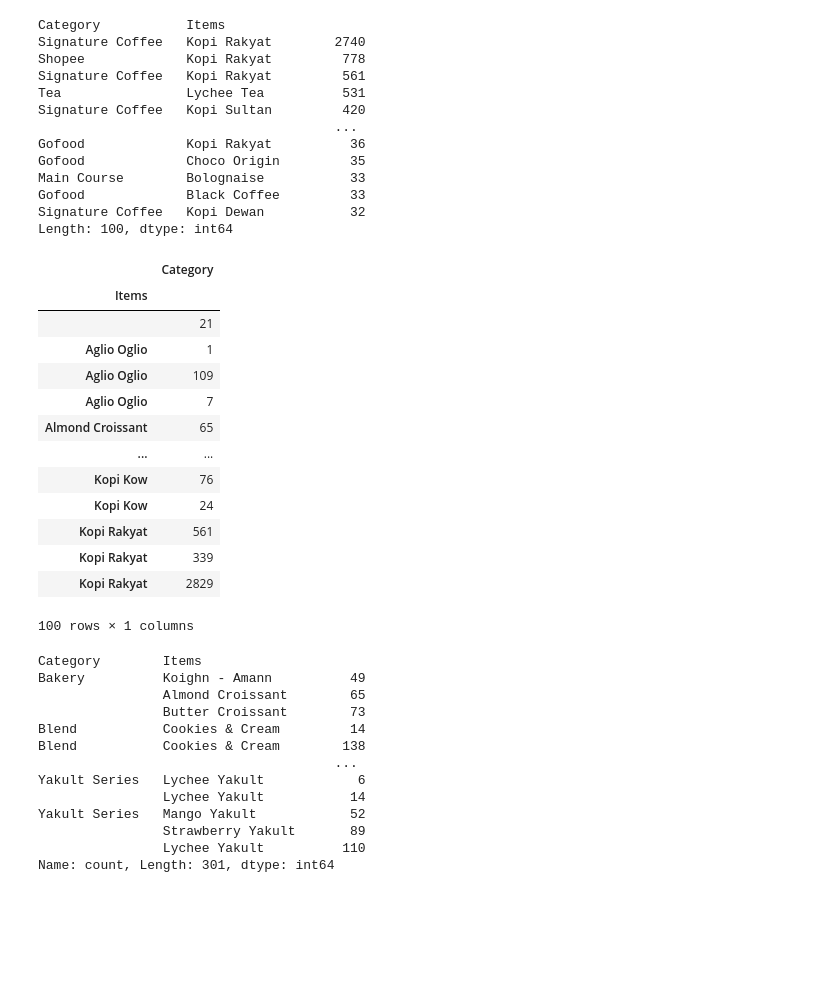
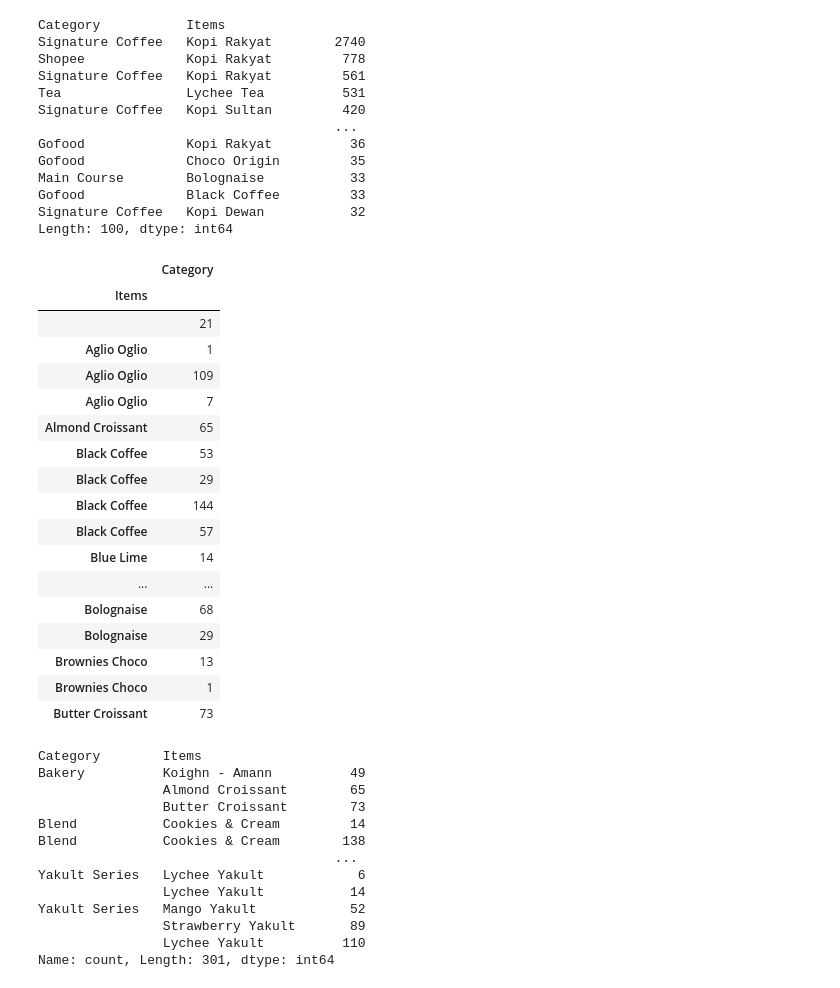
Before and after one commit to TegarMachfuzi/RFMAnalysisPhyton, a Jupyter notebook: RFM.ipynb, the cells around one changed output. Drawn from its saved outputs; the diff is of its cells as text; code cells hidden in the pictures; blank space fills up the shorter version.

```diff
--- a/RFM.ipynb
+++ b/RFM.ipynb
@@ -91,22 +95,26 @@ Length: 100, dtype: int64
 # %%
 freq=df.groupby(["Items"])[["Category"]].count()
 # %%
-freq.head(100)
+freq.head(20)
 # %% [output]
 |  | Category |
 | Items |  |
 |  | 21 |
 | Aglio Oglio | 1 |
 | Aglio Oglio | 109 |
 | Aglio Oglio | 7 |
 | Almond Croissant | 65 |
+| Black Coffee | 53 |
+| Black Coffee | 29 |
+| Black Coffee | 144 |
+| Black Coffee | 57 |
+| Blue Lime | 14 |
 | ... | ... |
-| Kopi Kow | 76 |
-| Kopi Kow | 24 |
-| Kopi Rakyat | 561 |
-| Kopi Rakyat | 339 |
-| Kopi Rakyat | 2829 |
+| Bolognaise | 68 |
+| Bolognaise | 29 |
+| Brownies Choco | 13 |
+| Brownies Choco | 1 |
+| Butter Croissant | 73 |
-100 rows × 1 columns
 # %%
 freq3=df.groupby(["Category"])[["Items"]].value_counts(ascending=True)
 # %%
```
Also changed, not shown: parts of 7 cells of this notebook.
